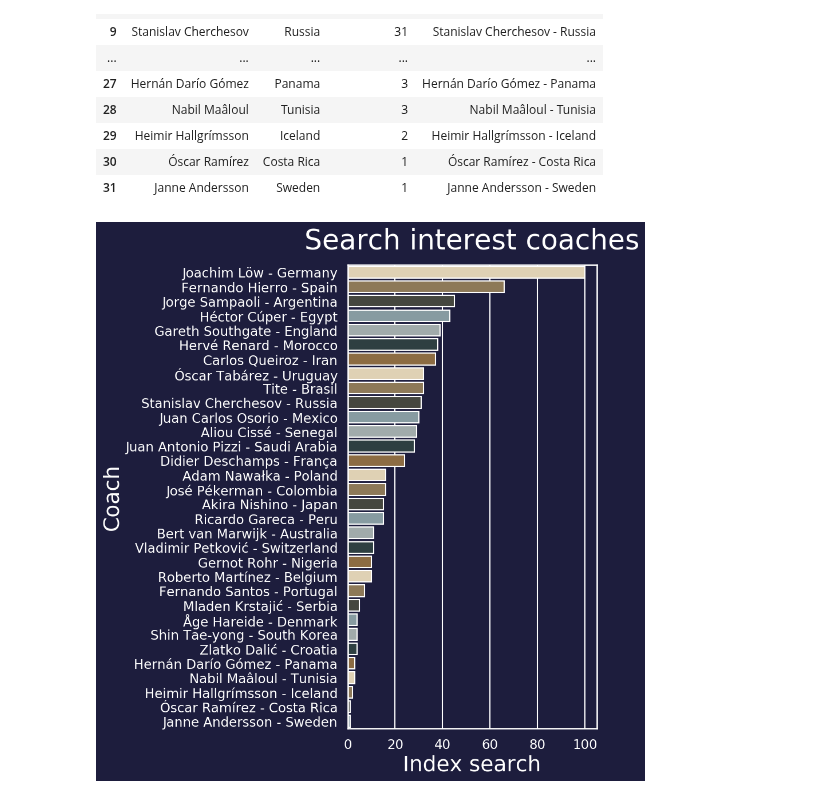
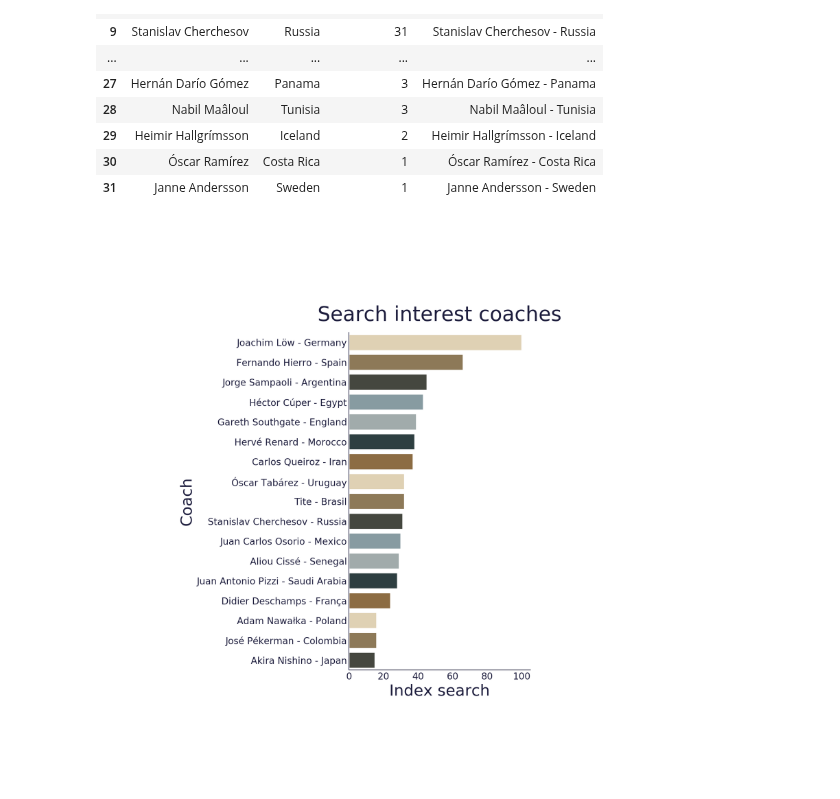
Before and after one commit to datatrooper/instatrooper, a Jupyter notebook: notebooks/2020/t1/world_cup_search.ipynb, the cells around one changed output. Cells and saved outputs as stored; diff of their text form; code cells hidden in the pictures.

```diff
--- a/notebooks/2020/t1/world_cup_search.ipynb
+++ b/notebooks/2020/t1/world_cup_search.ipynb
@@ -104,6 +104,7 @@ See the caveats in the documentation: http://pandas.pydata.org/pandas-docs/stabl
 | 64 | England vs Sweden | 19.03 |
 | 65 | Russia vs Croatia | 3.26 |
 # %%
+plt.style.use('https://raw.githubusercontent.com/datatrooper/instatrooper/master/styles/whitetrooper.mplstyle')
 fig = plt.figure(figsize=(5,10))
 
 
@@ -123,4 +124,5 @@ fig.savefig('grupos.png', facecolor=fig.get_facecolor(),pad_inches=2, bbox_inche
 # %%
+plt.style.use('https://raw.githubusercontent.com/datatrooper/instatrooper/master/styles/bluetrooper.mplstyle')
 fig = plt.figure(figsize=(5,10))
 ax = sns.barplot(y="Match", x="Share of search",orient="h", data = df_octa,palette=datatrooper_palette)
 #plt.xlim(8, 8.6)
@@ -171,14 +173,15 @@ df_entrenadores.head(100)
 | 30 | Óscar Ramírez | Costa Rica | 1 | Óscar Ramírez - Costa Rica |
 | 31 | Janne Andersson | Sweden | 1 | Janne Andersson - Sweden |
 # %%
+plt.style.use('https://raw.githubusercontent.com/datatrooper/instatrooper/master/styles/whitetrooper.mplstyle')
 fig = plt.figure(figsize=(5,10))
-ax = sns.barplot(y="entrenador_pais", x="Search index",orient="h", data = df_entrenadores,palette=datatrooper_palette)
+ax = sns.barplot(y="entrenador_pais", x="Search index",orient="h", data = df_entrenadores.head(17),palette=datatrooper_palette)
 #plt.xlim(8, 8.6)
 ax.set_title("Search interest coaches", pad=20, fontsize=35)
 ax.set_xlabel("Index search", fontsize=27)
 ax.set_ylabel("Coach", fontsize=27)
 
 plt.show()
 fig.savefig('entrenadores.png', facecolor=fig.get_facecolor(),pad_inches=2, bbox_inches="tight", dpi=100)
 # %% [output]
-[figure, old version]
+[figure, new version]
```
Also changed, not shown: parts of 3 cells of this notebook, 2 other files.
